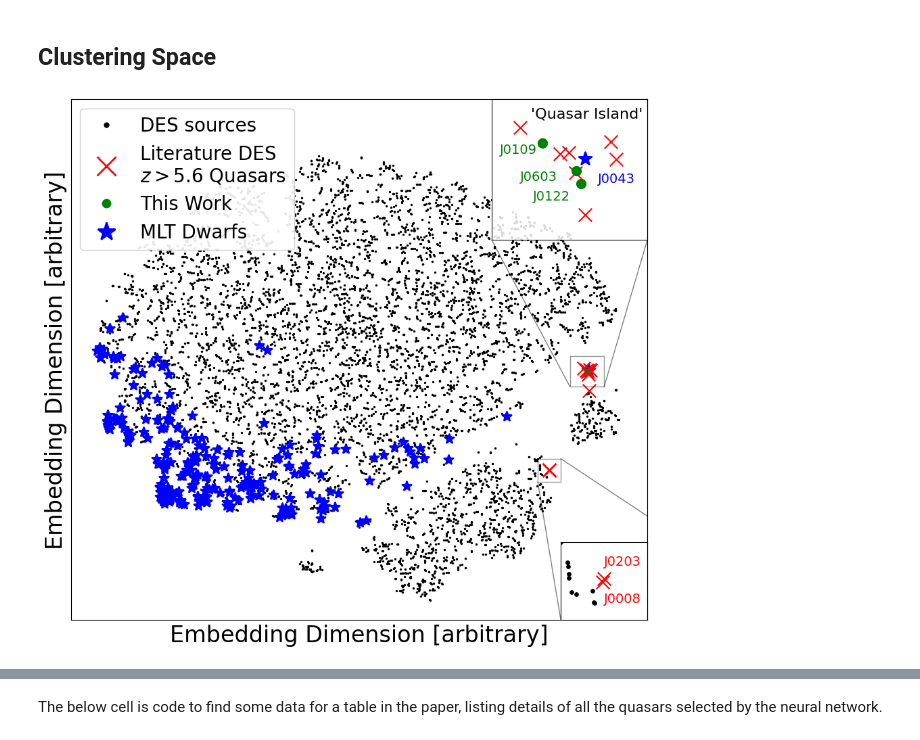
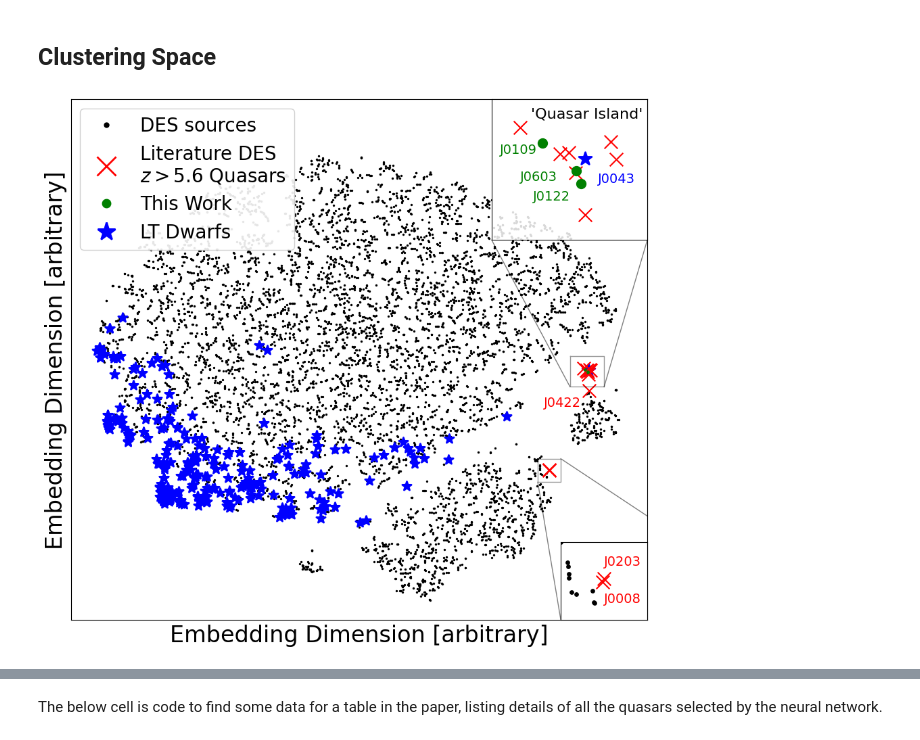
Before and after one commit to xbyrne/glq_mpia, a Jupyter notebook: _figures_for_paper.ipynb, the cells around one changed output, grey strips where cells are left out. Drawn from its saved outputs; the diff is of its cells as text; code cells hidden in the pictures.

Commit message:
More changes to latent space figure

```diff
--- a/_figures_for_paper.ipynb
+++ b/_figures_for_paper.ipynb
@@ -247,36 +247,36 @@ insax2.annotate('J0203',(66., -40.7), color='r', fontsize=14)
 
 insax2.set_xlim(x0, x1)
 insax2.set_ylim(y0, y1)
 insax2.patch.set_alpha(0.85)
 
-# ax.annotate('J0422',(63, -17), color='r', fontsize=14)
+ax.annotate('J0422',(64, -18), color='r', fontsize=14)
 
 ax.set_xlabel('Embedding Dimension [arbitrary]')
 ax.set_ylabel('Embedding Dimension [arbitrary]')
 
 # Legend
 custom_lines = [
     lines.Line2D([0],[0], marker='o', ms=4, color='k',lw=0,mew=2),
     lines.Line2D([0],[0], marker='x', ms=20, color='r',lw=0,mew=2),
     lines.Line2D([0],[0], marker='o', ms=8, color='g',lw=0,mew=2),
     lines.Line2D([0],[0], marker='*', ms=20, color='b',lw=0,mew=2),
 ]
 ax.legend(
     custom_lines,
     [
     'DES sources',
     r"""Literature DES
 $z>5.6$ Quasars""",
     'This Work',
-    'MLT Dwarfs',
+    'LT Dwarfs',
     ],
     loc='upper left',
     framealpha=.9
 )
 
 fg.savefig('./paper/figs/latent_space.pdf', bbox_inches='tight')
 # %% [output]
-[figure, old version]
+[figure, new version]
 # %%
 # eg_cois = [1358001747, 894712355, 1452522417, 1248581703, 904105229, 1097290985]
 eg_cois = [1564896813, 1618843987, 926139996, 1143606242]
```
Also changed, not shown: parts of 1 cell of this notebook, 1 other file.
